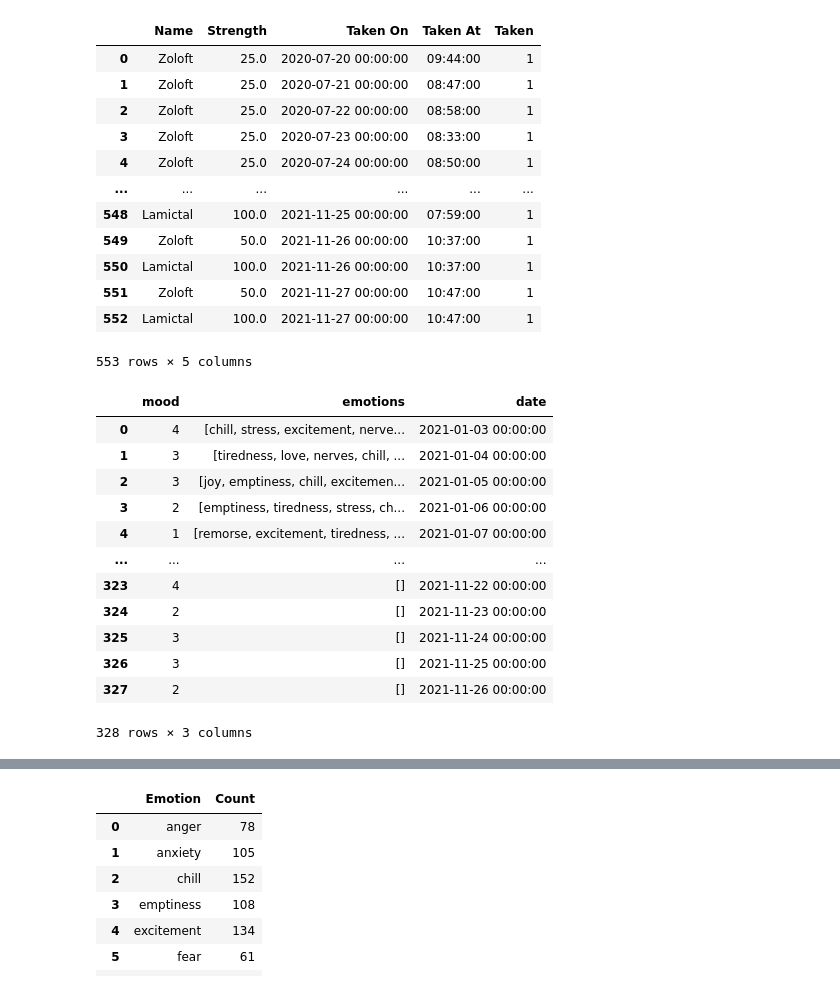
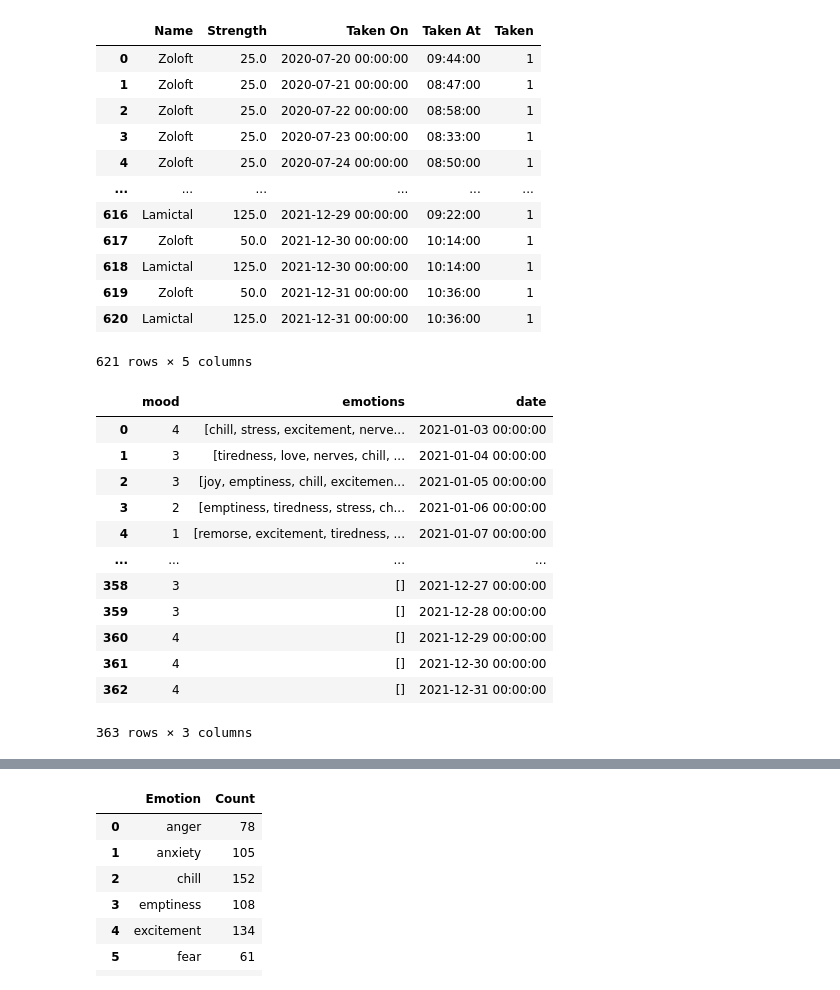
Before and after one commit to hainesdata/PersonalMHealthAnalysis, a Jupyter notebook: health.ipynb, the cells around one changed output, grey strips where cells are left out. Cells and saved outputs as stored; diff of their text form; code cells hidden in the pictures.

Commit message:
Updated data

```diff
--- a/health.ipynb
+++ b/health.ipynb
@@ -2,43 +2,43 @@
 import datetime
 
 import pandas as pd
 from datetime import datetime
 
 # Load raw medication data from Round
-round_raw = pd.read_csv('data/Round Health 2021-11-27-21-34.csv')
+round_raw = pd.read_csv('data/Round Health 2021-12-31-12-49.csv')
 
 # Clean round_raw
 round_wrk = round_raw.copy()
 # Remove irrelevant columns
 round_wrk = round_wrk.drop(columns=['Start time', 'End time', 'Quantity', 'Timezone', 'Date'])
 
 # Standardize strength values
 round_wrk.Strength = round_wrk.Strength.replace('Lamotrigine', '', regex=True)
 round_wrk.Strength = round_wrk.Strength.replace('mg', '', regex=True)
 round_wrk.Strength = [float(x) for x in round_wrk.Strength]
 
 # Convert dates from str to date
 round_wrk['Taken On'] = [datetime.strptime(x, '%Y-%m-%d') if x != '--' else datetime.strptime('0001-01-01', '%Y-%m-%d') for x in round_wrk['Taken On']]
 round_wrk['Taken'] = [0 if x == '--' else 1 for x in round_wrk['Taken At']]
 round_wrk['Taken At'] = [datetime.strptime(x, '%I:%M %p').time() if x != '--' else datetime.strptime('01:00 AM', '%I:%M %p').time() for x in round_wrk['Taken At']]
 round_wrk
 # %% [output]
 |  | Name | Strength | Taken On | Taken At | Taken |
 | 0 | Zoloft | 25.0 | 2020-07-20 00:00:00 | 09:44:00 | 1 |
 | 1 | Zoloft | 25.0 | 2020-07-21 00:00:00 | 08:47:00 | 1 |
 | 2 | Zoloft | 25.0 | 2020-07-22 00:00:00 | 08:58:00 | 1 |
 | 3 | Zoloft | 25.0 | 2020-07-23 00:00:00 | 08:33:00 | 1 |
 | 4 | Zoloft | 25.0 | 2020-07-24 00:00:00 | 08:50:00 | 1 |
 | ... | ... | ... | ... | ... | ... |
-| 548 | Lamictal | 100.0 | 2021-11-25 00:00:00 | 07:59:00 | 1 |
-| 549 | Zoloft | 50.0 | 2021-11-26 00:00:00 | 10:37:00 | 1 |
-| 550 | Lamictal | 100.0 | 2021-11-26 00:00:00 | 10:37:00 | 1 |
-| 551 | Zoloft | 50.0 | 2021-11-27 00:00:00 | 10:47:00 | 1 |
-| 552 | Lamictal | 100.0 | 2021-11-27 00:00:00 | 10:47:00 | 1 |
+| 616 | Lamictal | 125.0 | 2021-12-29 00:00:00 | 09:22:00 | 1 |
+| 617 | Zoloft | 50.0 | 2021-12-30 00:00:00 | 10:14:00 | 1 |
+| 618 | Lamictal | 125.0 | 2021-12-30 00:00:00 | 10:14:00 | 1 |
+| 619 | Zoloft | 50.0 | 2021-12-31 00:00:00 | 10:36:00 | 1 |
+| 620 | Lamictal | 125.0 | 2021-12-31 00:00:00 | 10:36:00 | 1 |
-553 rows × 5 columns
+621 rows × 5 columns
 # %%
 # Load mood data from Pixels
-pixels_raw = pd.read_json('data/PixelsExport_2021-11-27.json')
+pixels_raw = pd.read_json('data/PixelsExport_2021-12-31.json')
 
 # Remove columns
 pixels_wrk = pixels_raw.copy()
@@ -53,12 +53,12 @@ pixels_wrk
 | 3 | 2 | [emptiness, tiredness, stress, ch... | 2021-01-06 00:00:00 |
 | 4 | 1 | [remorse, excitement, tiredness, ... | 2021-01-07 00:00:00 |
 | ... | ... | ... | ... |
-| 323 | 4 | [] | 2021-11-22 00:00:00 |
-| 324 | 2 | [] | 2021-11-23 00:00:00 |
-| 325 | 3 | [] | 2021-11-24 00:00:00 |
-| 326 | 3 | [] | 2021-11-25 00:00:00 |
-| 327 | 2 | [] | 2021-11-26 00:00:00 |
+| 358 | 3 | [] | 2021-12-27 00:00:00 |
+| 359 | 3 | [] | 2021-12-28 00:00:00 |
+| 360 | 4 | [] | 2021-12-29 00:00:00 |
+| 361 | 4 | [] | 2021-12-30 00:00:00 |
+| 362 | 4 | [] | 2021-12-31 00:00:00 |
-328 rows × 3 columns
+363 rows × 3 columns
 # %%
 import numpy as np
 
```
Also changed, not shown: parts of 10 cells of this notebook, 2 other files.
